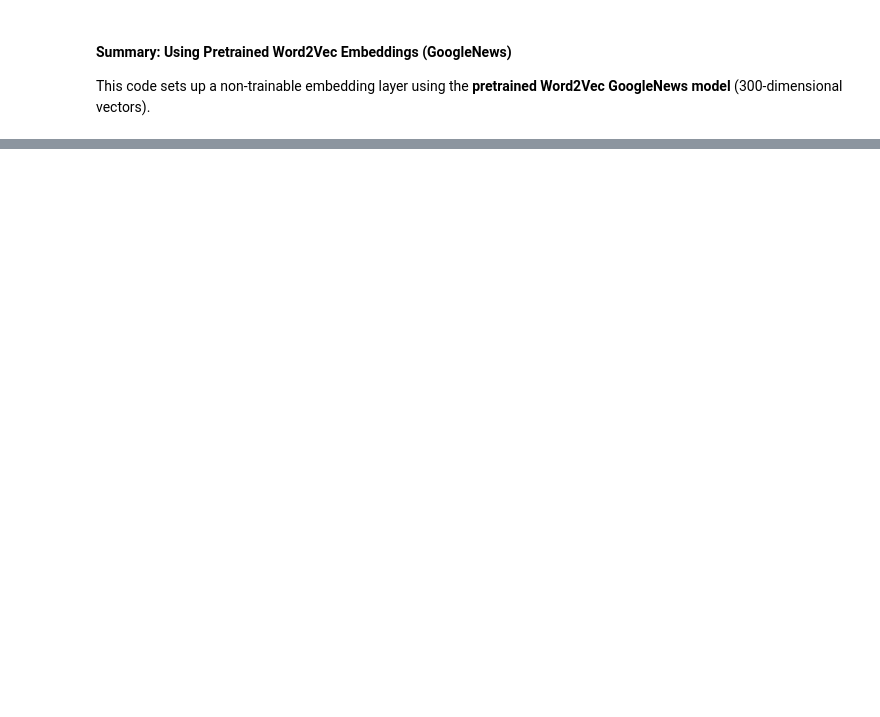
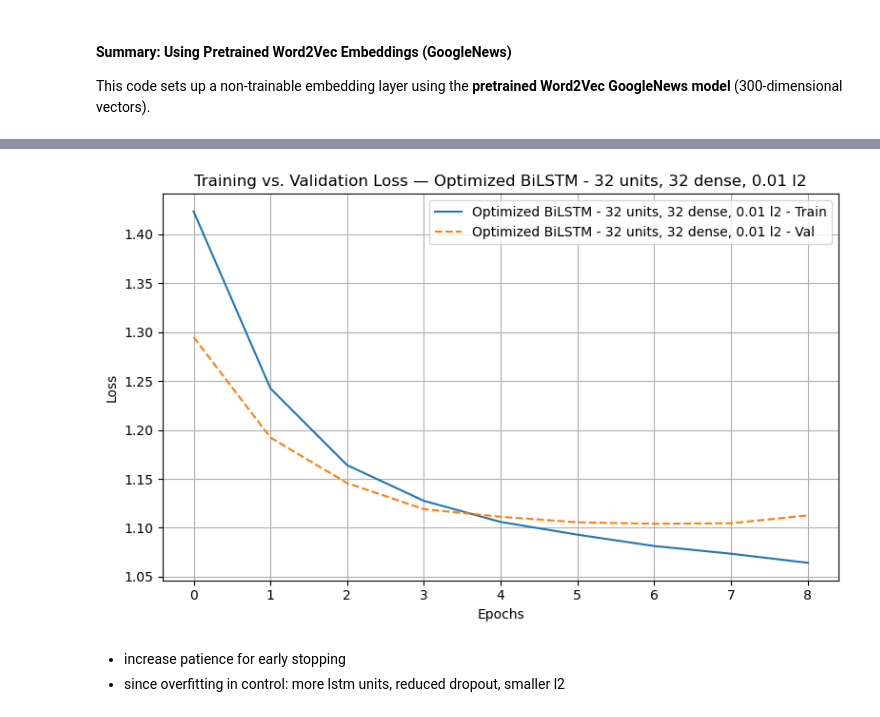
Before and after one commit to staerkjoe/NLP_Final, a Jupyter notebook: LSTM_BiLSTM.ipynb, the cells around one changed output, grey strips where cells are left out. Cells and saved outputs as stored; diff of their text form; code cells hidden in the pictures; blank space fills up the shorter version.

```diff
--- a/LSTM_BiLSTM.ipynb
+++ b/LSTM_BiLSTM.ipynb
@@ -367,0 +864,17 @@ Epoch 3/10
+# %%
+model9 = model_bilstm_trainable_optimized(
+    embedding_layer=embedding_glove_trainable,
+    dropout=0.6,
+    lstm_units=32,
+    dense_units=32,
+    l2_reg=0.01
+)
+
+history9 = model9.fit(
+    X_train, y_train,
+    epochs=20,
+    batch_size=128,
+    validation_split=0.2,
+    callbacks=[early_stop],
+    verbose=1
+)
@@ -367,0 +900,8 @@ Epoch 3/10
+# %%
+#plot
+plot_individual_loss(history9, "Optimized BiLSTM - 32 units, 32 dense, 0.01 l2")
+# %% [output]
+[figure, added]
+# %% [markdown]
+- increase patience for early stopping
+- since overfitting in control: more lstm units, reduced dropout, smaller l2
```
Also changed, not shown: parts of 72 cells of this notebook.
